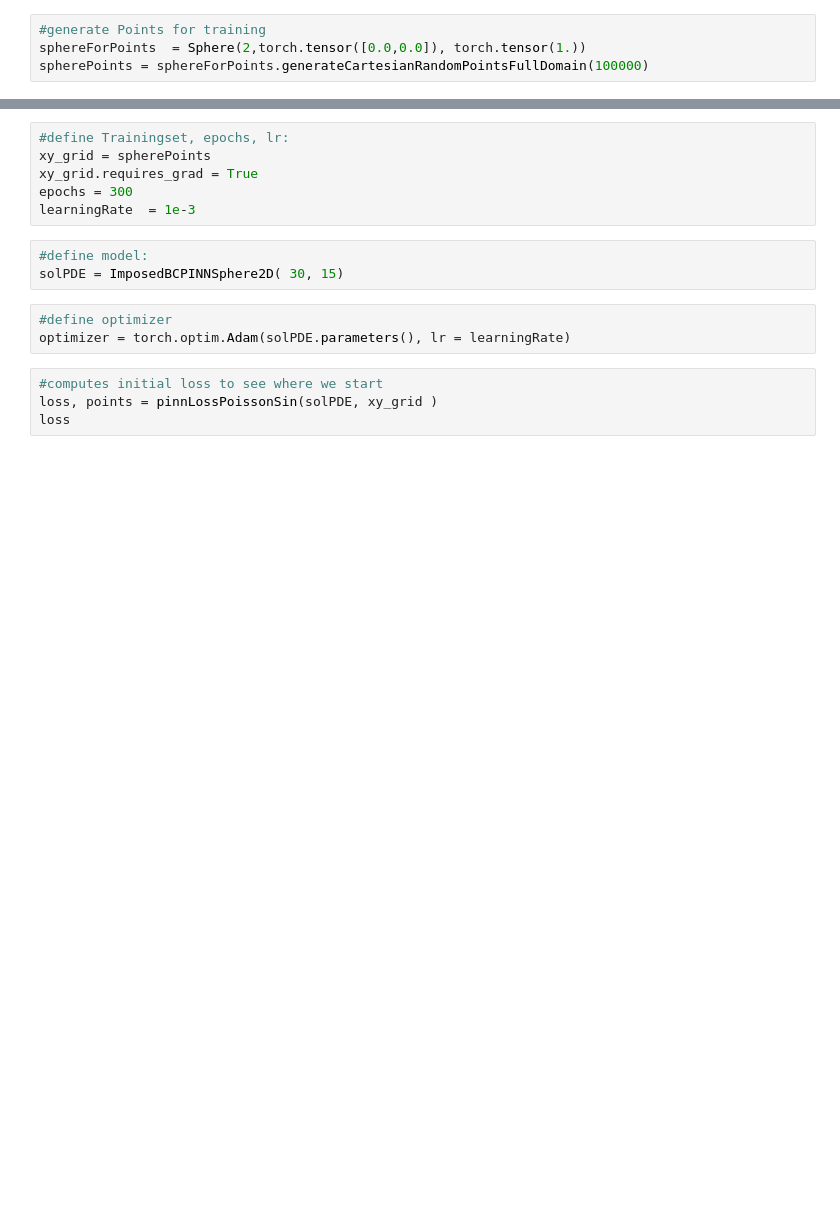
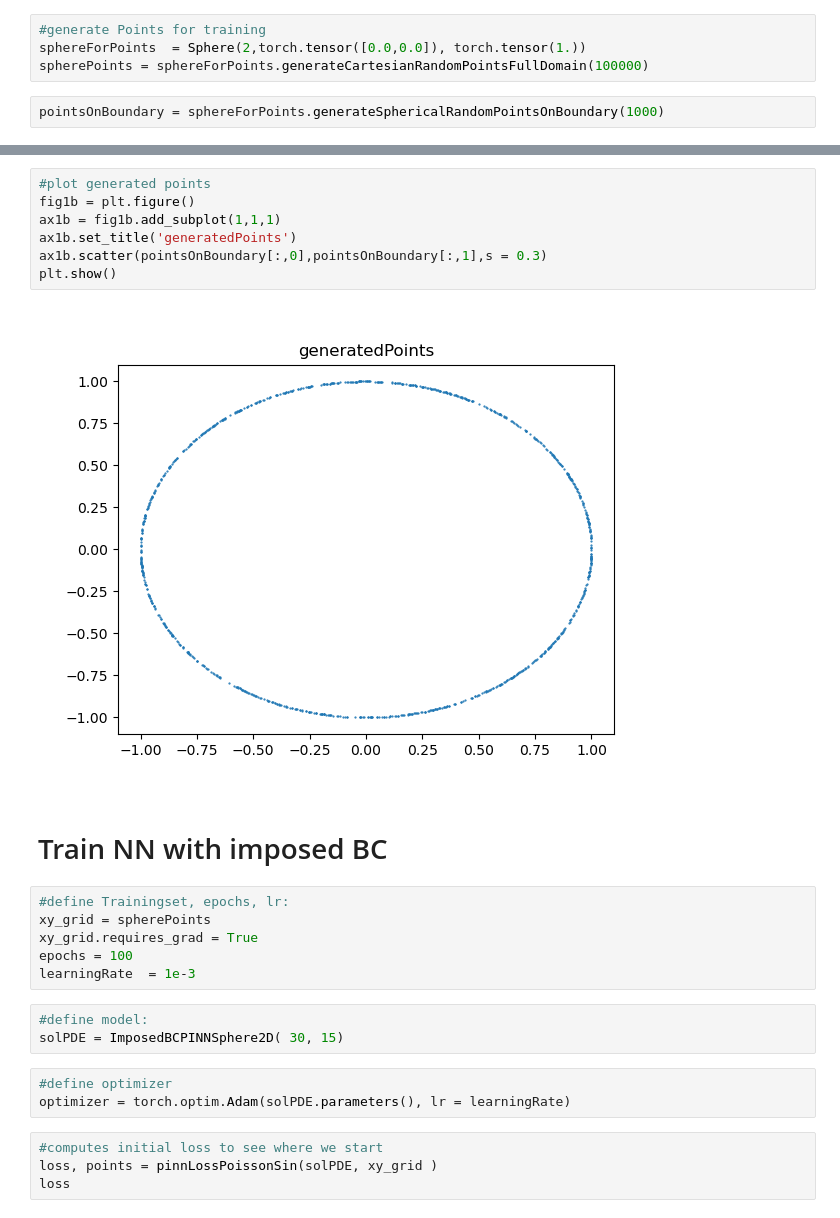
Before and after one commit to SeanDisaro/StarBoundaryNetworks, a Jupyter notebook: src/notebookTests/twoDimTest.ipynb, the cells around one changed output, grey strips where cells are left out. Cells and saved outputs as stored; diff of their text form; blank space fills up the shorter version.

```diff
--- a/src/notebookTests/twoDimTest.ipynb
+++ b/src/notebookTests/twoDimTest.ipynb
@@ -123,6 +164,8 @@ class ImposedBCPINNSphere2D(nn.Module):
 #generate Points for training
 sphereForPoints  = Sphere(2,torch.tensor([0.0,0.0]), torch.tensor(1.))
 spherePoints = sphereForPoints.generateCartesianRandomPointsFullDomain(100000)
+# %%
+pointsOnBoundary = sphereForPoints.generateSphericalRandomPointsOnBoundary(1000)
 # %%
 #plot generated points
 fig1 = plt.figure()
@@ -135,8 +178,19 @@ plt.show()
+# %%
+#plot generated points
+fig1b = plt.figure()
+ax1b = fig1b.add_subplot(1,1,1)
+ax1b.set_title('generatedPoints')
+ax1b.scatter(pointsOnBoundary[:,0],pointsOnBoundary[:,1],s = 0.3)
+plt.show()
+# %% [output]
+[figure, added]
+# %% [markdown]
+# Train NN with imposed BC
 # %%
 #define Trainingset, epochs, lr:
 xy_grid = spherePoints
 xy_grid.requires_grad = True
-epochs = 300
+epochs = 100
 learningRate  = 1e-3
 # %%
 #define model:
```
Also changed, not shown: parts of 23 cells of this notebook.
